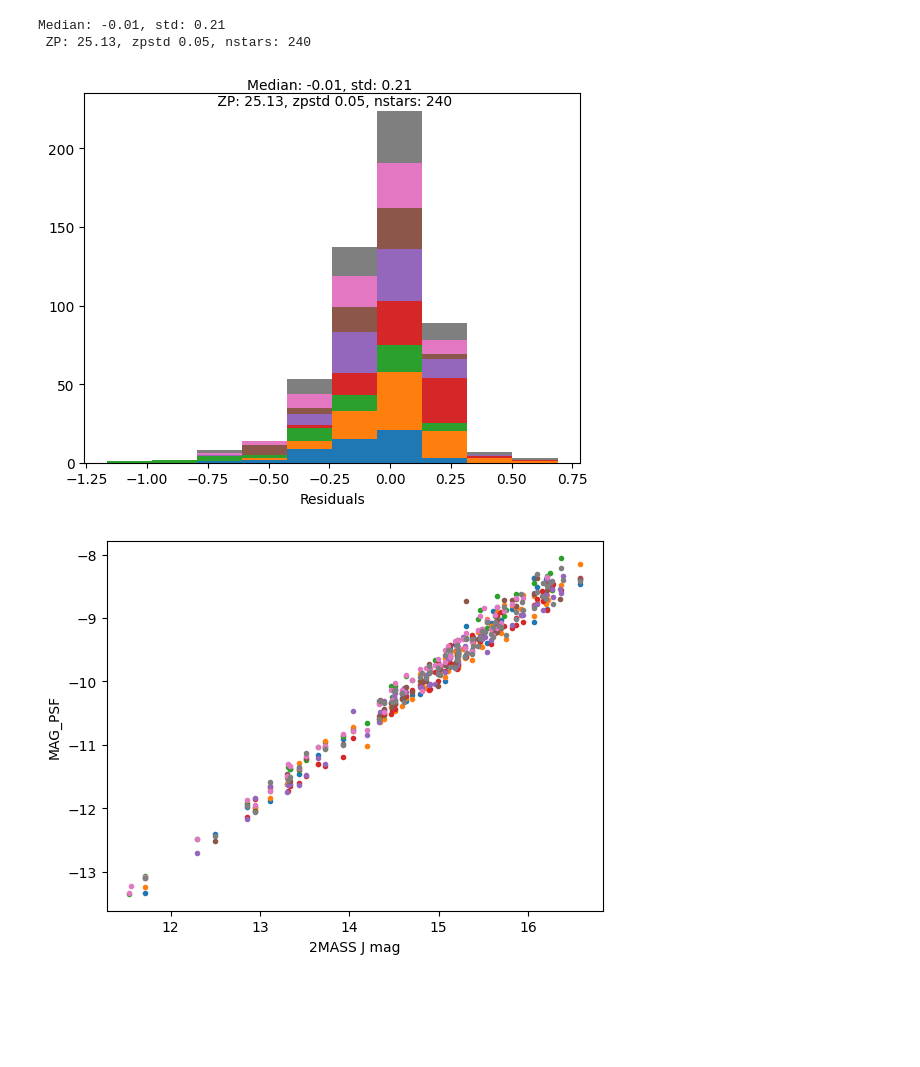
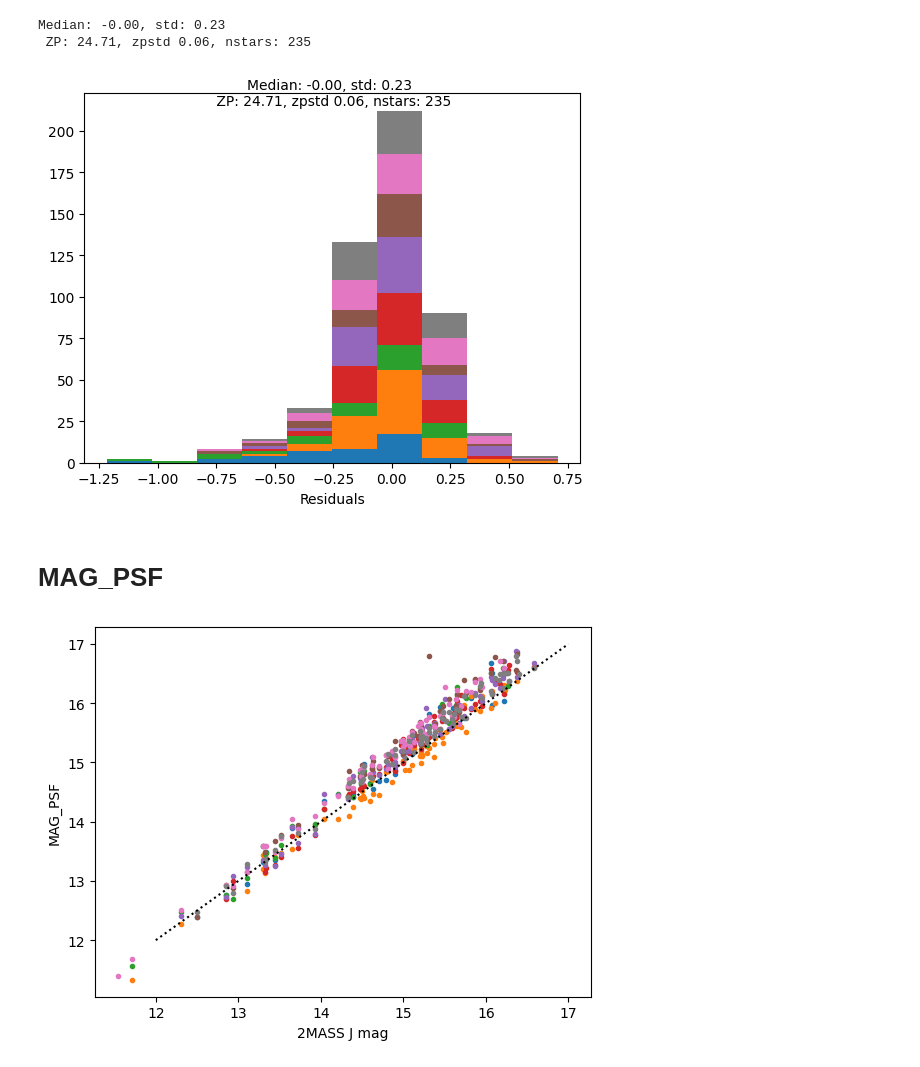
Before and after one commit to virajkaram/winterdrp_offline, a Jupyter notebook: notebooks/comparison.ipynb, the cells around one changed output. Cells and saved outputs as stored; diff of their text form; code cells hidden in the pictures; blank space fills up the shorter version.

```diff
--- a/notebooks/comparison.ipynb
+++ b/notebooks/comparison.ipynb
@@ -22,8 +20,8 @@ Important: Gaia archive will be intermittently unavailable due to scheduled main
 # Set up the directories
 base_dir = Path.home() / "Data/observing/winter/"
 
-night = "20250220_CNLC"
-night = "20250220_CMFNLC"
+night = "20250220_C2"
+# night = "20250220_C"
 
 target_dir = base_dir / night / "final"
 
@@ -108,15 +104,33 @@ def get_xmatch_catalog(path: Path):
 
     return xmatch_cat, xmatch_ref_cat
 
+APER_RANGE = list(range(2, 9))
+
 def get_all_xmatch_cats(parent_dir: Path):
     res = dict()
+    all_zps = dict()
+
     cats = list(parent_dir.glob("WINTER*0.cat"))
     for cat in cats:
-        res[cat.name] = get_xmatch_catalog(cat)
+        (new, ref) = get_xmatch_catalog(cat)
 
-    return res
+        for i in APER_RANGE:
+            new[f"MAG_APER_{i}"] = [x[i-2] for x in new["MAG_APER"]]
+            new[f"FLUX_APER_{i}"] = [x[i-2] for x in new["FLUX_APER"]]
+
+        res[cat.name] = (new, ref)
+
+
+        path = cat.parent.parent / "final" / cat.with_suffix(".fits").name
+
+        with fits.open(path) as hdul:
+            all_zps[cat.name] = hdul[0].header["ZP"]
+
+
+
+    return res, all_zps
 
 # catname = run_sextractor(skysub_scamped_filename, weightimg=None, regions=True)
 # %%
-all_xmatch = get_all_xmatch_cats(target_dir.parent / "phot")
+all_xmatch, all_zps = get_all_xmatch_cats(target_dir.parent / "phot")
 # %% [output]
@@ -163,7 +190,8 @@ WARNING: UnitsWarning: 'log(cm.s**-2)' did not parse as fits unit: 'log' is not
 # %%
-for (cat, ref) in all_xmatch.values():
-    plt.plot(ref['j_m'], cat['MAG_AUTO'], '.')
-# plt.plot([13., 16.], np.array([-11.5, -8.])-0.35, linestyle=":", color="k")
+for key, (cat, ref) in all_xmatch.items():
+    zp = all_zps[key]
+    plt.plot(ref['j_m'], cat['MAG_AUTO'] + zp, '.')
+plt.plot([12., 17.], [12., 17.], linestyle=":", color="k")
 plt.ylabel('MAG_AUTO')
 plt.xlabel('2MASS J mag')
 plt.savefig(out_dir / "scatter_auto.pdf")
@@ -208,6 +236,6 @@ plt.savefig(
     bbox_inches="tight",
 )
 # %% [output]
-Median: -0.01, std: 0.21
- ZP: 25.13, zpstd 0.05, nstars: 240
+Median: -0.00, std: 0.23
+ ZP: 24.71, zpstd 0.06, nstars: 235
-[figure, old version]
+[figure, new version]
@@ -216,12 +242,16 @@ Median: -0.01, std: 0.21
+# %% [markdown]
+# MAG_PSF
 # %%
-for (cat, ref) in all_xmatch.values():
-    plt.plot(ref['j_m'], cat['MAG_PSF'], '.')
-# plt.plot([13., 16.], np.array([-11.5, -8.])-0.1, linestyle=":", color="k")
+for key, (cat, ref) in all_xmatch.items():
+    zp = all_zps[key] - 0.3
+    plt.plot(ref['j_m'], cat['MAG_PSF'] + zp, '.')
+
+plt.plot([12., 17.], [12., 17.], linestyle=":", color="k")
 plt.ylabel('MAG_PSF')
 plt.xlabel('2MASS J mag')
 plt.savefig(out_dir / "scatter_psf.pdf")
 # %% [output]
-[figure, old version]
+[figure, new version]
 # %%
 res_df_psf = []
 
```
Also changed, not shown: parts of 47 cells of this notebook.
